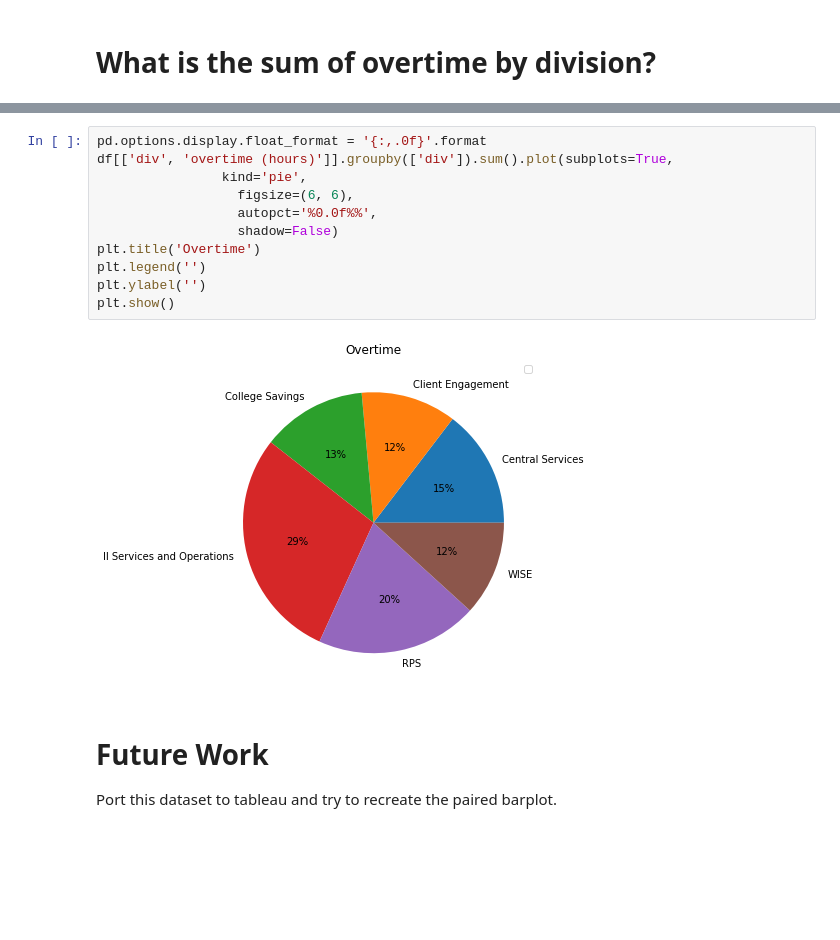
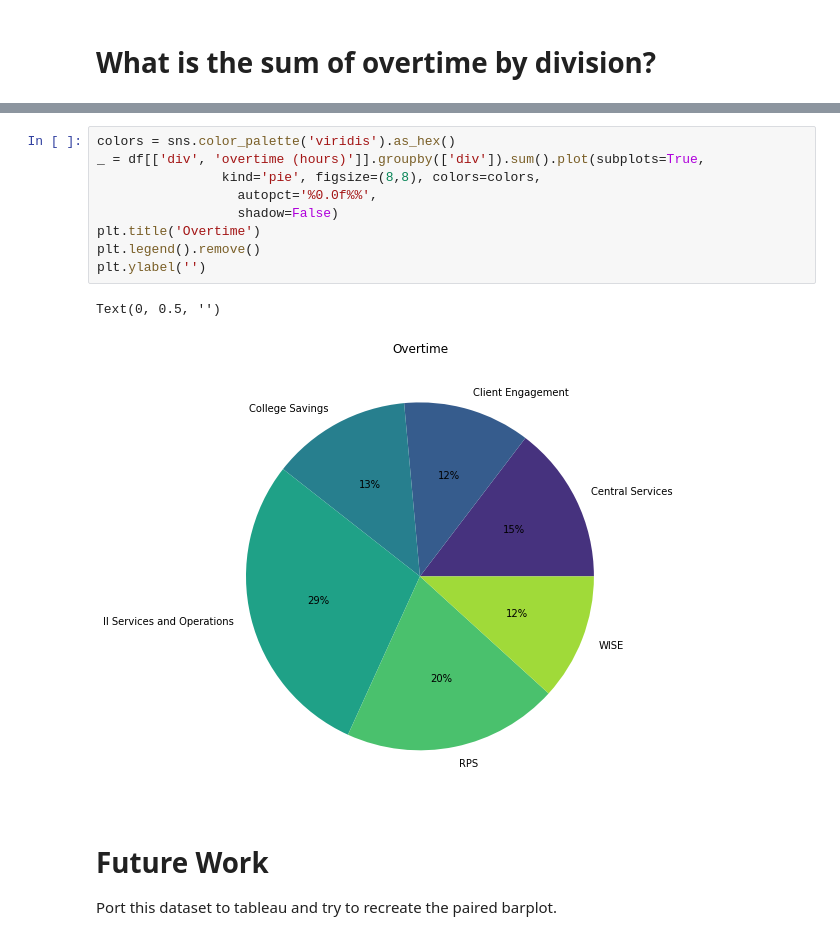
Before and after one commit to majickdave/dji_vol, a Jupyter notebook: YoY_employee/employee_analysis.ipynb, the cells around one changed output, grey strips where cells are left out. Saved outputs shown, nothing was run; the diff lists cells and outputs as text; blank space fills up the shorter version.

```diff
--- a/YoY_employee/employee_analysis.ipynb
+++ b/YoY_employee/employee_analysis.ipynb
@@ -133,16 +145,15 @@ plt.show()
 # %%
-pd.options.display.float_format = '{:,.0f}'.format
-df[['div', 'overtime (hours)']].groupby(['div']).sum().plot(subplots=True,
-                kind='pie',
-                  figsize=(6, 6),
+colors = sns.color_palette('viridis').as_hex()
+_ = df[['div', 'overtime (hours)']].groupby(['div']).sum().plot(subplots=True,
+                kind='pie', figsize=(8,8), colors=colors,
                   autopct='%0.0f%%',
                   shadow=False)
 plt.title('Overtime')
-plt.legend('')
+plt.legend().remove()
 plt.ylabel('')
-plt.show()
 # %% [output]
+Text(0, 0.5, '')
-[figure, old version]
+[figure, new version]
 # %% [markdown]
 # Future Work
 
```
Also changed, not shown: parts of 7 cells of this notebook.
